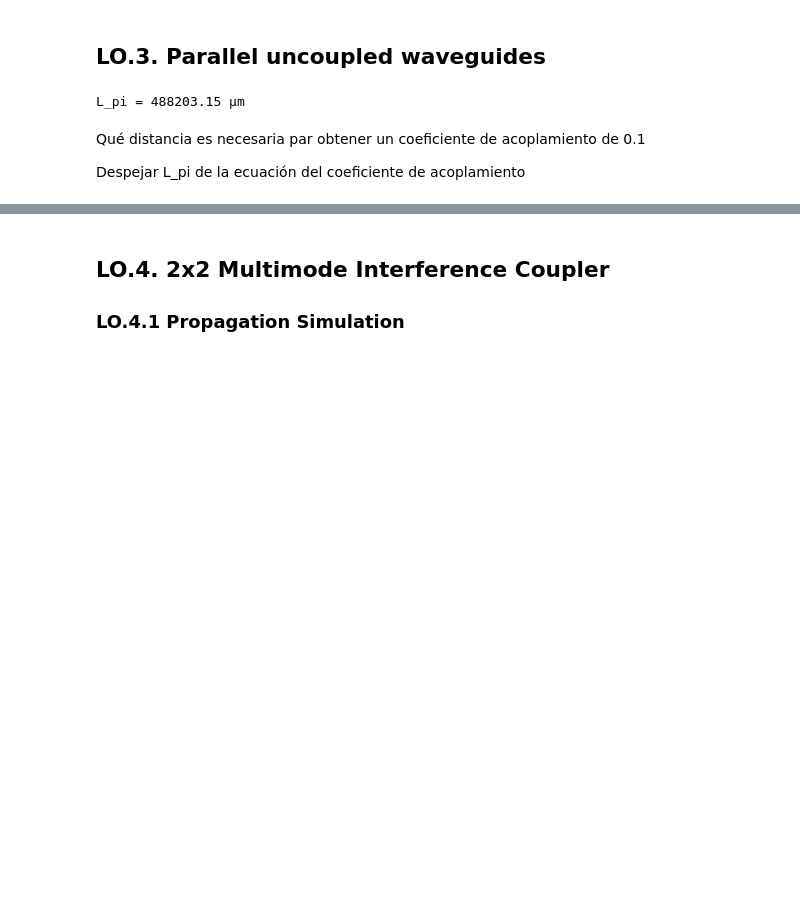
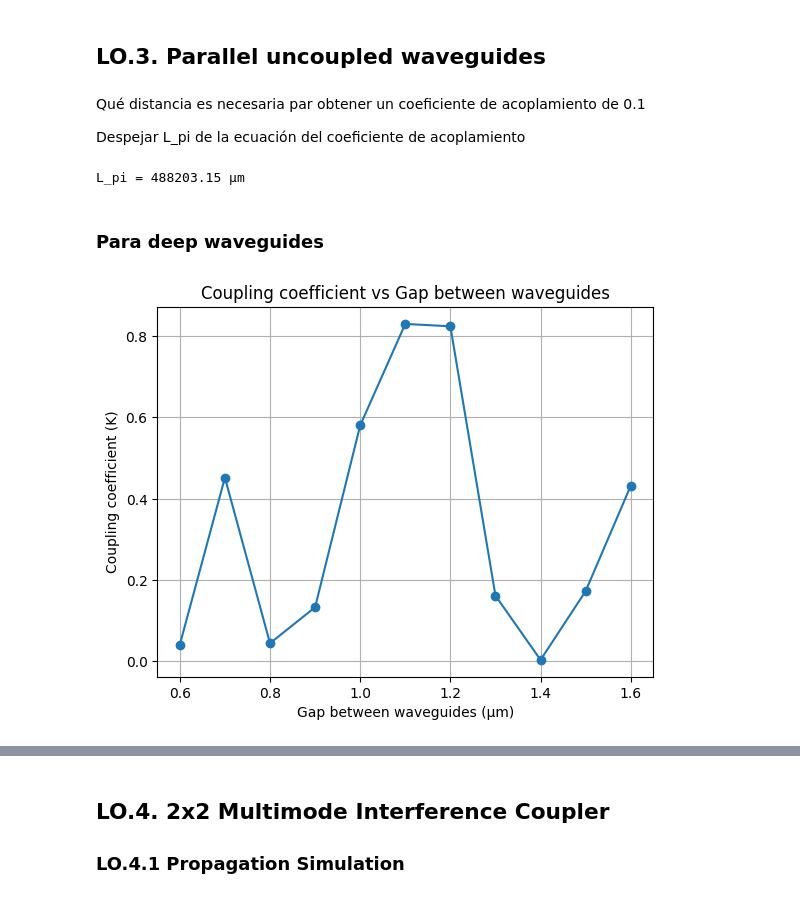
Before and after one commit to snacmuo/pic-upv-lab2, a Jupyter notebook: COUPLERS_Student.ipynb, the cells around one changed output, grey strips where cells are left out. Drawn from its saved outputs; the diff is of its cells as text; code cells hidden in the pictures; blank space fills up the shorter version.

```diff
--- a/COUPLERS_Student.ipynb
+++ b/COUPLERS_Student.ipynb
@@ -670,7 +670,7 @@ m.DC_N_waveguides = wg_N
 m.find_all_modes()
 
 # 2) Get the L_pi
-L_pi = m.get_L_pi()
+L_pi = np.abs(m.get_L_pi())
 print("L_pi = ", L_pi, " µm")
 L_pi_values[i] = L_pi
 
@@ -711,6 +711,10 @@ plt.show()
 [figure]
 # %% [markdown]
 ## LO.3. Parallel uncoupled waveguides
+# %% [markdown]
+Qué distancia es necesaria par obtener un coeficiente de acoplamiento de 0.1
+
+Despejar L_pi de la ecuación del coeficiente de acoplamiento
 # %%
 # HINT. Calculate manually the L_pi you may need to achieve K=0.1
 # Then you can sweep the gap and calculate the L_pi until reaching
@@ -723,7 +727,35 @@ L_pi = L * np.pi / (2*np.arcsin(np.sqrt(0.1)))
 print(f'L_pi = {L_pi:.2f} µm')
 # %% [output]
 L_pi = 488203.15 µm
-# %% [markdown]
-Qué distancia es necesaria par obtener un coeficiente de acoplamiento de 0.1
-
-Despejar L_pi de la ecuación del coeficiente de acoplamiento
+# %% [markdown]
+### Para deep waveguides
+# %%
+L = 1e4
+wg_width = 1
+
+wg_gap = np.linspace(0.6, 1.6, 11) # Gap between waveguides
+L_pi_values = []
+K_values = []
+
+for gap in wg_gap:
+
+    m = DC_EME()
+    m.MMI_num_modes = 12
+    m.DC_wg_gap = gap
+    m.DC_wg_width = wg_width
+    m.DC_N_waveguides = 2
+    m.find_all_modes()
+
+    L_pi = m.get_L_pi()
+    L_pi_values.append(L_pi)
+
+    K_values.append(np.sin(1/2 * np.pi * (L/L_pi))**2)
+
+plt.plot(wg_gap, K_values, 'o-')
+plt.xlabel("Gap between waveguides (µm)")
+plt.ylabel("Coupling coefficient (K)")
+plt.title("Coupling coefficient vs Gap between waveguides")
+plt.grid()
+plt.show()
+# %% [output]
+[figure, added]
```
Also changed, not shown: parts of 2 cells of this notebook, 1 other file.
